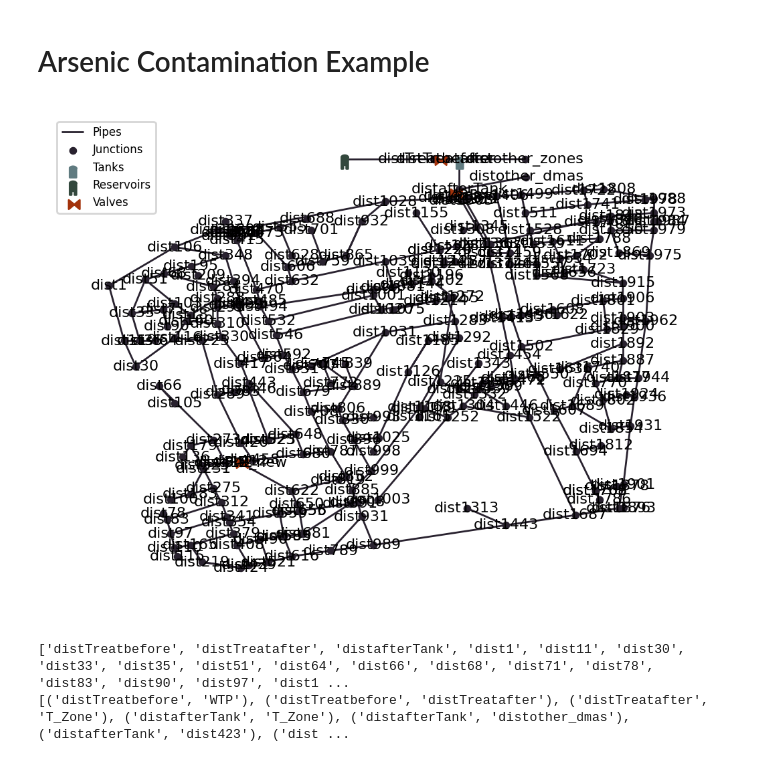
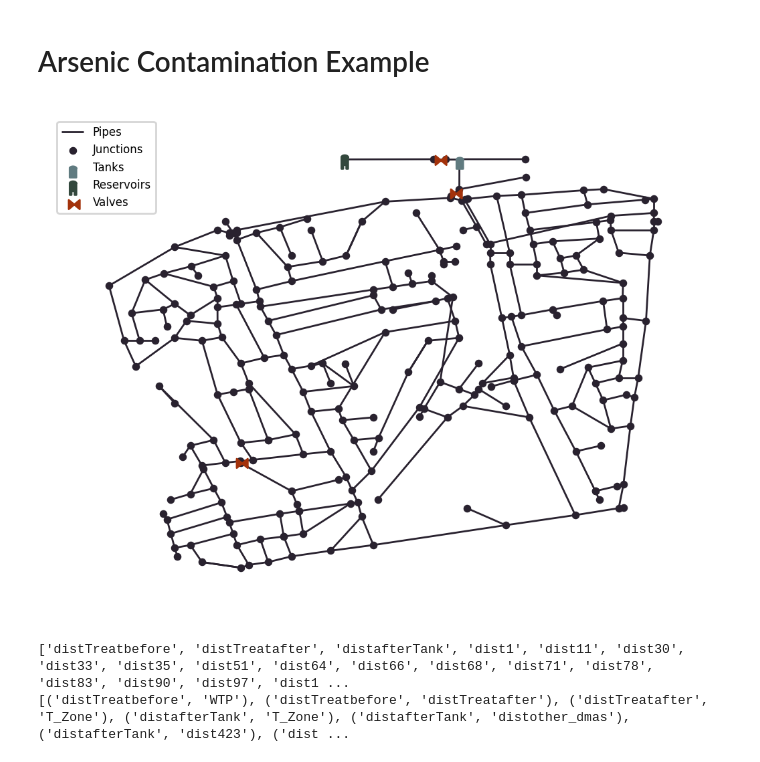
Before and after one commit to elineee/AI-for-Drinking-Water-Chlorination-Challenge-IJCAI-25, a Jupyter notebook: competition/scenario_generation copy.ipynb, the cells around one changed output. Drawn from its saved outputs; the diff is of its cells as text; code cells hidden in the pictures.

```diff
--- a/competition/scenario_generation copy.ipynb
+++ b/competition/scenario_generation copy.ipynb
@@ -80,10 +80,9 @@ scenario = ScenarioSimulator(f_inp_in=f_inp_in, f_msx_in=f_msx_in)
 # %%
 from epyt_flow.visualization import ScenarioVisualizer
 vis = ScenarioVisualizer(scenario)
-vis.add_labels(['nodes'])
 vis.show_plot()
 # %% [output]
-[figure, old version]
+[figure, new version]
 # %%
 topo = scenario.get_topology()
 
```
Also changed, not shown: parts of 7 cells of this notebook, 37 other files.
